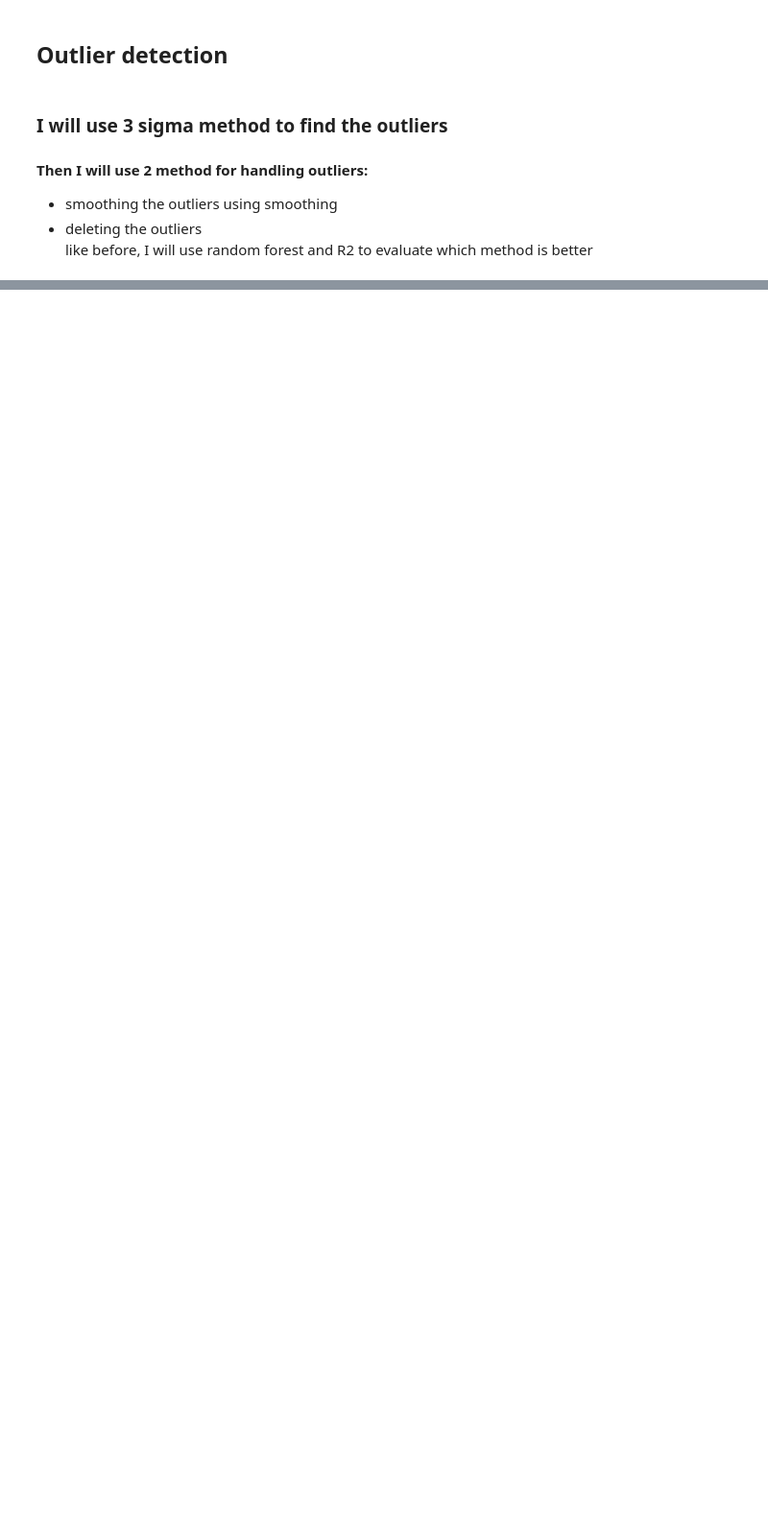
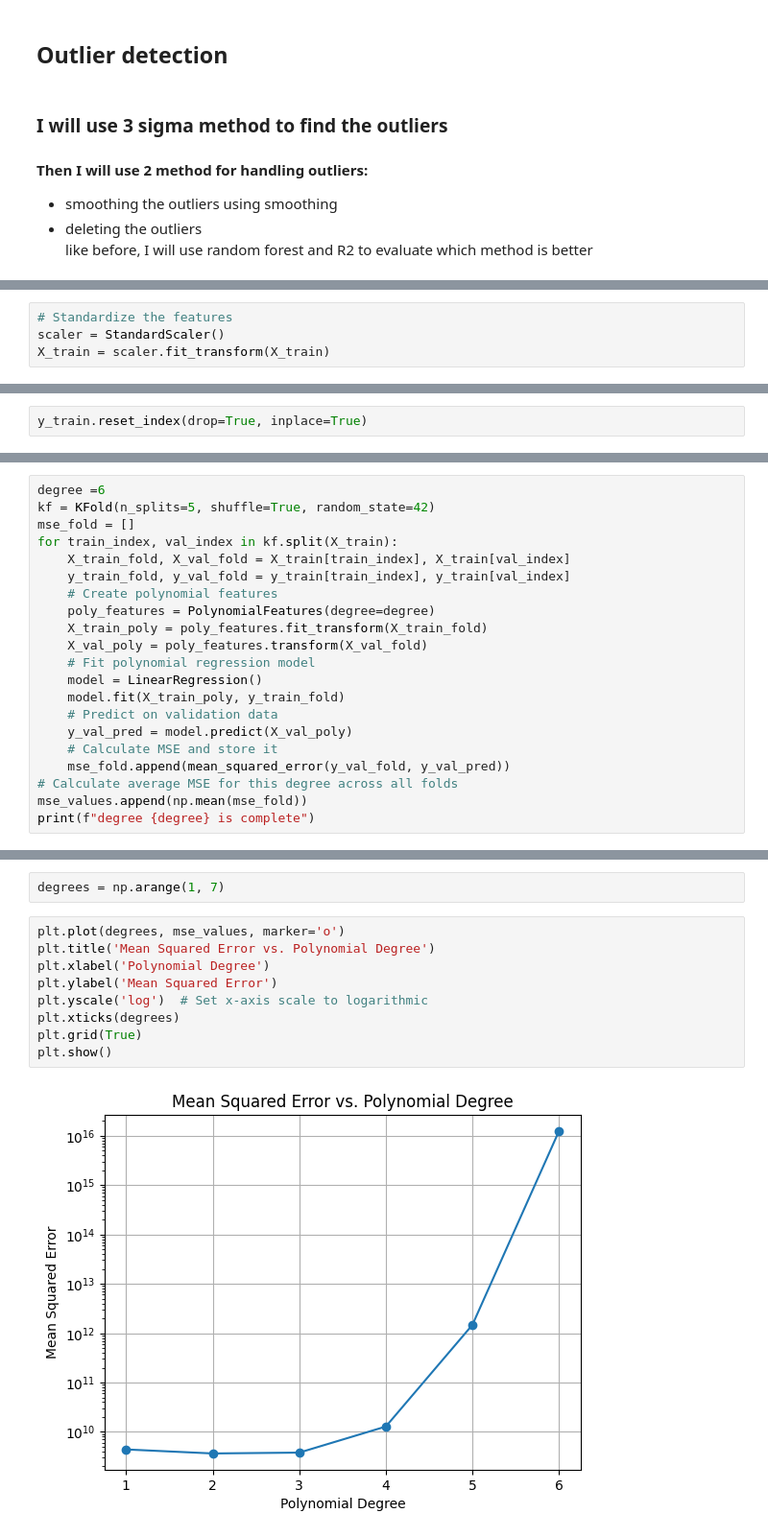
Before and after one commit to esNIMA/ML-projects, a Jupyter notebook: 7-Applied ML HW 2/P1.ipynb, the cells around one changed output, grey strips where cells are left out. Shown at 96% size. Drawn from its saved outputs; the diff is of its cells as text; blank space fills up the shorter version.

```diff
--- a/7-Applied ML HW 2/P1.ipynb
+++ b/7-Applied ML HW 2/P1.ipynb
@@ -375,0 +577,4 @@ like before, I will use random forest and R2 to evaluate which method is better
+# %%
+# Standardize the features
+scaler = StandardScaler()
+X_train = scaler.fit_transform(X_train)
@@ -375,0 +585,2 @@ like before, I will use random forest and R2 to evaluate which method is better
+# %%
+y_train.reset_index(drop=True, inplace=True)
@@ -375,0 +702,21 @@ like before, I will use random forest and R2 to evaluate which method is better
+# %%
+degree =6
+kf = KFold(n_splits=5, shuffle=True, random_state=42)
+mse_fold = []
+for train_index, val_index in kf.split(X_train):
+    X_train_fold, X_val_fold = X_train[train_index], X_train[val_index]
+    y_train_fold, y_val_fold = y_train[train_index], y_train[val_index]
+    # Create polynomial features
+    poly_features = PolynomialFeatures(degree=degree)
+    X_train_poly = poly_features.fit_transform(X_train_fold)
+    X_val_poly = poly_features.transform(X_val_fold)
+    # Fit polynomial regression model
+    model = LinearRegression()
+    model.fit(X_train_poly, y_train_fold)
+    # Predict on validation data
+    y_val_pred = model.predict(X_val_poly)
+    # Calculate MSE and store it
+    mse_fold.append(mean_squared_error(y_val_fold, y_val_pred))
+# Calculate average MSE for this degree across all folds
+mse_values.append(np.mean(mse_fold))
+print(f"degree {degree} is complete")
@@ -375,0 +736,13 @@ like before, I will use random forest and R2 to evaluate which method is better
+# %%
+degrees = np.arange(1, 7)
+# %%
+plt.plot(degrees, mse_values, marker='o')
+plt.title('Mean Squared Error vs. Polynomial Degree')
+plt.xlabel('Polynomial Degree')
+plt.ylabel('Mean Squared Error')
+plt.yscale('log')  # Set x-axis scale to logarithmic
+plt.xticks(degrees)
+plt.grid(True)
+plt.show()
+# %% [output]
+[figure, added]
```
Also changed, not shown: parts of 58 cells of this notebook.
